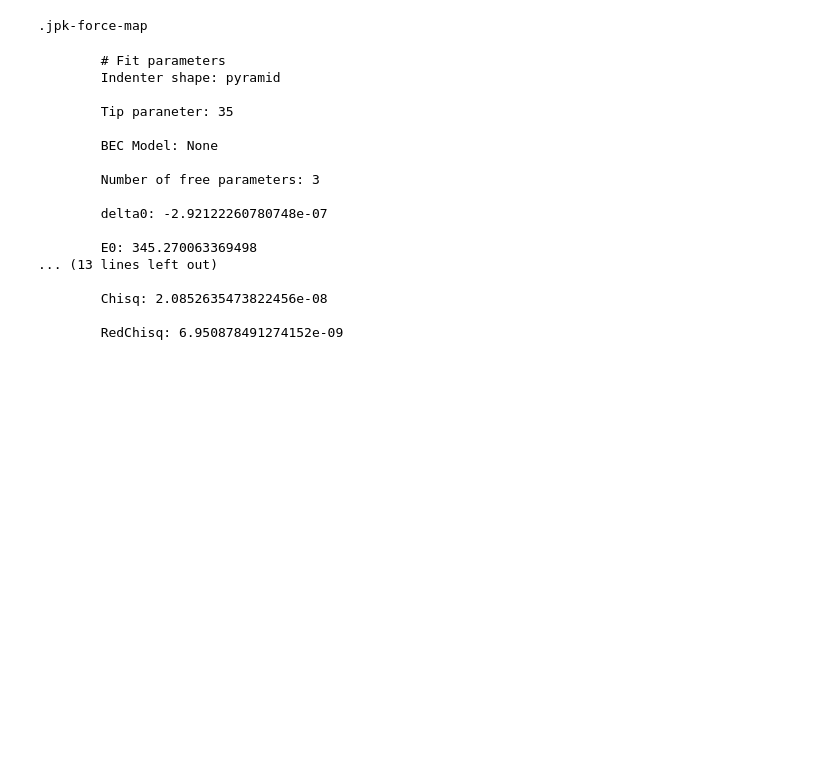
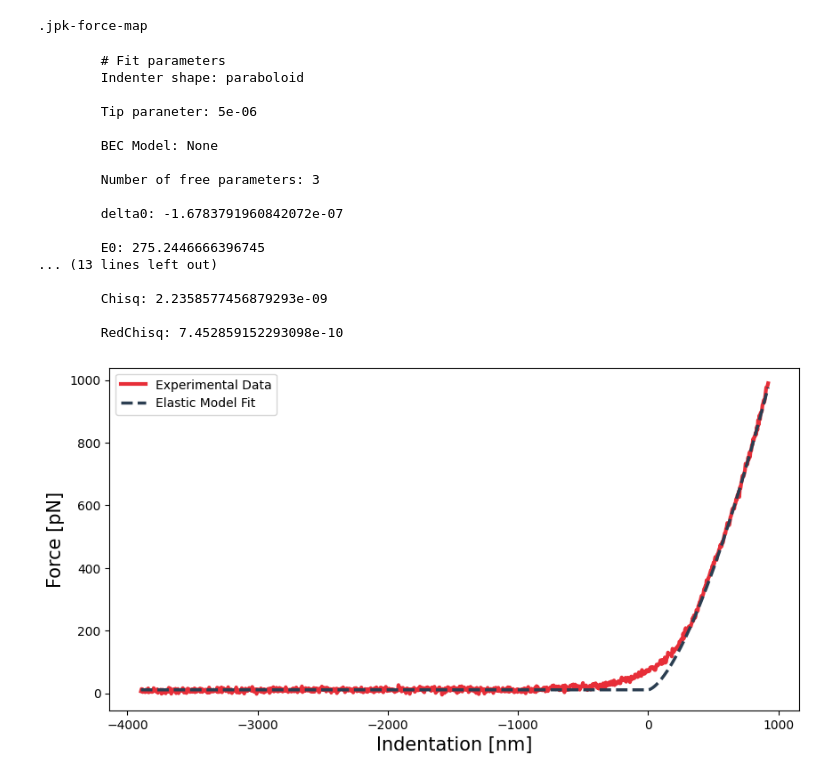
Before and after one commit to jlopezalo/PyFMRheo, a Jupyter notebook: examples/Hertz Fit Routine Example.ipynb, the cells around one changed output. Drawn from its saved outputs; the diff is of its cells as text; code cells hidden in the pictures; blank space fills up the shorter version.

```diff
--- a/examples/Hertz Fit Routine Example.ipynb
+++ b/examples/Hertz Fit Routine Example.ipynb
@@ -55,15 +55,15 @@ from pyafmreader import loadfile
 from pyafmrheo.routines.HertzFit import doHertzFit
 # %%
 # Define global variables
-file_path = '/Users/javierlopez/Documents/Datasets/05-11-2021/E/map-data-2021.11.05-15.41.45.699.jpk-force-map'
+file_path = '/Users/javierlopez/Desktop/20221029/MIcrorheo/map-data-2022.10.29-14.39.03.268.jpk-force-map'
 # Shapes available: paraboloid, pyramid
-indenter_shape = "pyramid"
-# tip_parameter = 500 * 1e-9 # meters
-tip_parameter = 35 # degrees
+indenter_shape = "paraboloid"
+tip_parameter = 5000 * 1e-9 # meters
+# tip_parameter = 35 # degrees
 # Poisson ratio
 poisson_ratio = 0.5
 # Window to find cp
-windowforCP = 350e-9
+windowforCP = 20e-9
 # If None it will use the deflection sensitivity from the file
 deflection_sensitivity = None # m/V
 # If None it will use the spring constant from the file
@@ -96,12 +96,13 @@ param_dict = {
     'min_ind': -np.inf,
     'max_ind': np.inf,
     'fit_line': False,
+    'slope': 0,
     'd0': 0.0,
     'f0': 0.0,
     'auto_init_E0': True,
     'correct_tilt': True,
-    'tilt_max_offset': 1e-6,
-    'tilt_min_offset': 10e-9,
+    'tilt_max_offset': 3e-6,
+    'tilt_min_offset': 2e-6,
     'contact_model': indenter_shape,
     'tip_param': tip_parameter
 }
@@ -117,19 +118,42 @@ hertz_result = doHertzFit(force_curve, param_dict)
 hertz_result.fit_report()
 # %% [output]
         # Fit parameters
-        Indenter shape: pyramid
+        Indenter shape: paraboloid
 
-        Tip paraneter: 35
+        Tip paraneter: 5e-06
 
         BEC Model: None
 
         Number of free parameters: 3
 
-        delta0: -2.92122260780748e-07
+        delta0: -1.6783791960842072e-07
 
-        E0: 345.270063369498
+        E0: 275.2446666396745
 ... (13 lines left out)
 
-        Chisq: 2.0852635473822456e-08
+        Chisq: 2.2358577456879293e-09
 
-        RedChisq: 6.950878491274152e-09
+        RedChisq: 7.452859152293098e-10
+# %%
+app = force_curve.get_segments()[0][1]
+plt.plot(
+    (app.indentation - hertz_result.delta0) * 1e6,
+    (app.force + hertz_result.f0) * 1e12,
+    color='#E72E38',
+    linewidth=3,
+    label='Experimental Data'
+)
+plt.plot(
+    (app.indentation - hertz_result.delta0) * 1e9,
+    hertz_result.eval(app.indentation) * 1e12,
+    color='#2B3E51',
+    linewidth=2.5,
+    linestyle='--',
+    label='Elastic Model Fit'
+)
+plt.xlabel('Indentation [nm]', fontsize = 15)
+plt.ylabel('Force [pN]', fontsize = 15)
+plt.legend()
+plt.show()
+# %% [output]
+[figure, added]
```
Also changed, not shown: parts of 2 cells of this notebook, 4 other files.
